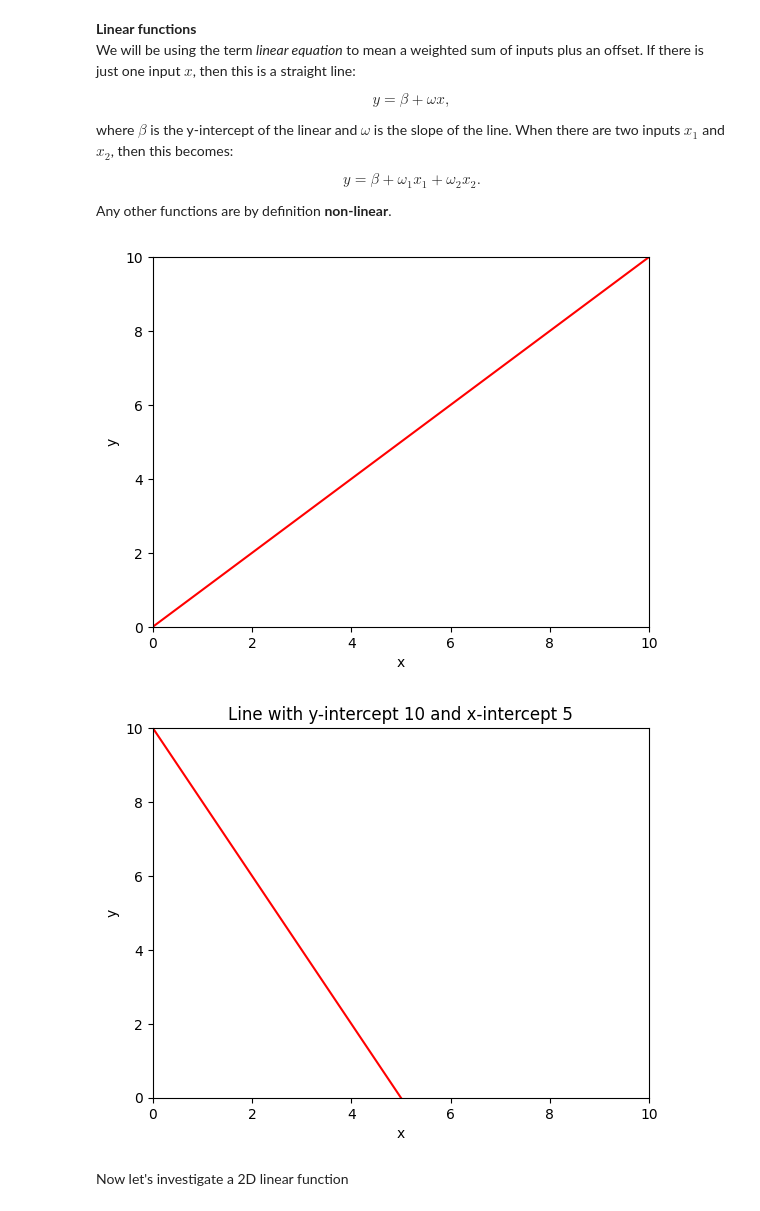
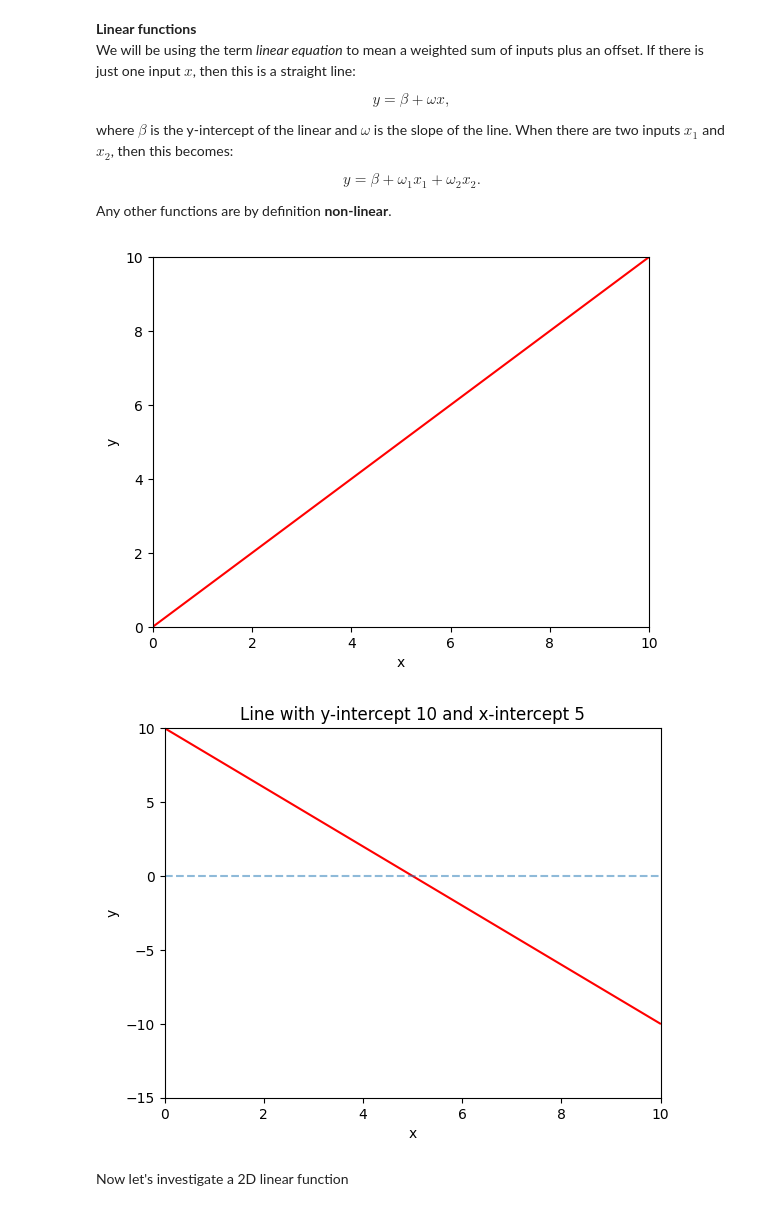
Before and after one commit to meisben/udlbook, a Jupyter notebook: Notebooks/Chap01/1_1_BackgroundMathematics.ipynb, the cells around one changed output. Drawn from its saved outputs; the diff is of its cells as text; code cells hidden in the pictures.

```diff
--- a/Notebooks/Chap01/1_1_BackgroundMathematics.ipynb
+++ b/Notebooks/Chap01/1_1_BackgroundMathematics.ipynb
@@ -38,35 +38,36 @@ x = np.arange(0.0,10.0, 0.01)
 # Compute y using the function you filled in above
 beta = 0.0; omega = 1.0
 
 y = linear_function_1D(x,beta,omega)
 
 # Plot this function
 fig, ax = plt.subplots()
 ax.plot(x,y,'r-')
 ax.set_ylim([0,10]);ax.set_xlim([0,10])
 ax.set_xlabel('x'); ax.set_ylabel('y')
 plt.show()
 
 # TODO -- experiment with changing the values of beta and omega
 # to understand what they do.  Try to make a line
 # that crosses the y-axis at y=10 and the x-axis at x=5
 # DONE(BMC)
 
 
 beta = 10.0; omega = -2.0
 
 y2 = linear_function_1D(x,beta,omega)
 
 # Plot this function
 fig, ax = plt.subplots()
 ax.plot(x,y2,'r-')
-ax.set_ylim([0,10]);ax.set_xlim([0,10])
+ax.set_ylim([-15,10]);ax.set_xlim([0,10])
+ax.axhline(0, linestyle='--', alpha=0.5)
 ax.set_xlabel('x'); ax.set_ylabel('y')
 ax.set_title('Line with y-intercept 10 and x-intercept 5')
 plt.show()
 # %% [output]
 [figure]
-[figure, old version]
+[figure, new version]
 # %% [markdown]
 Now let's investigate a 2D linear function
 # %%
```
Also changed, not shown: parts of 5 cells of this notebook.
